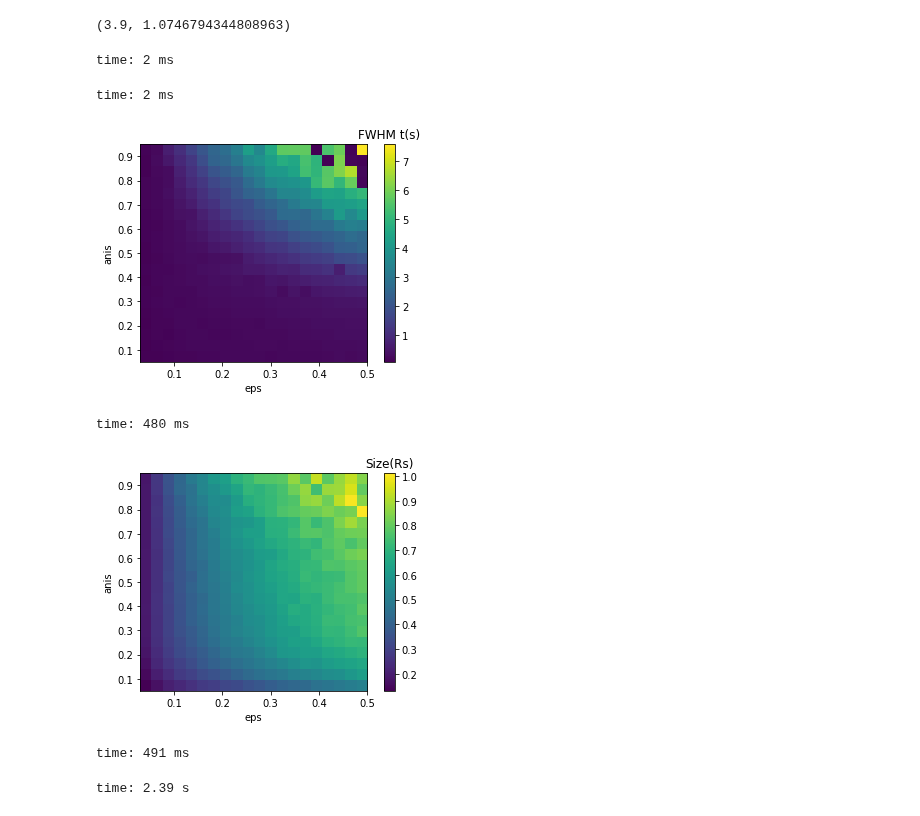
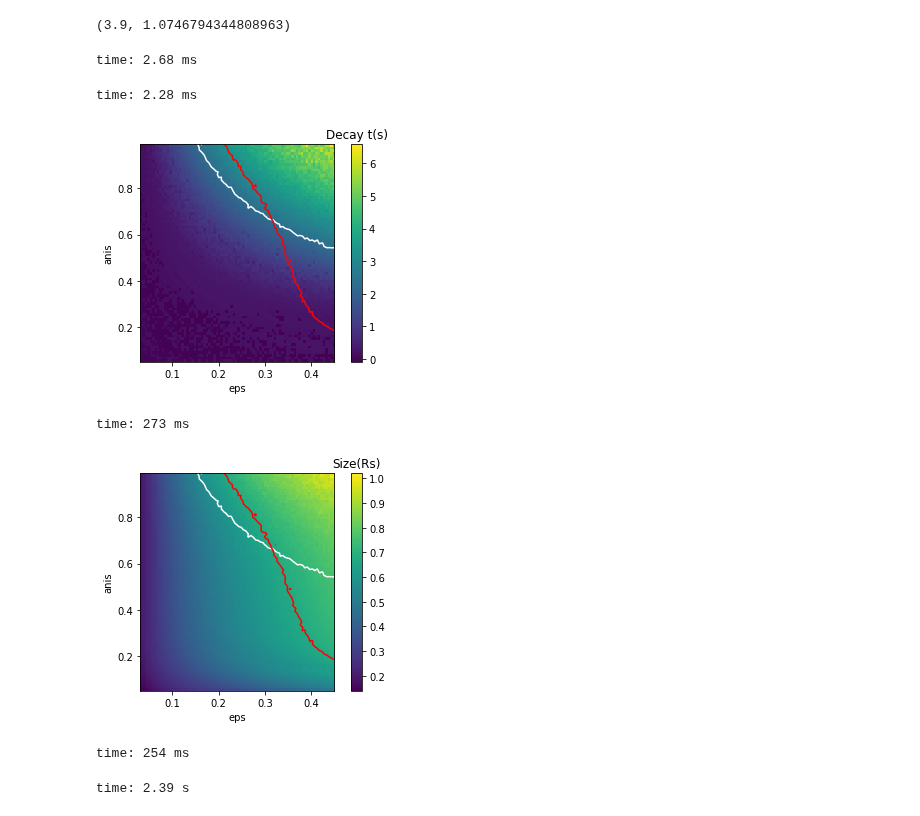
Before and after one commit to peijin94/SunRay, a Jupyter notebook: ray_statistical.ipynb, the cells around one changed output. Cells and saved outputs as stored; diff of their text form; code cells hidden in the pictures.

```diff
--- a/ray_statistical.ipynb
+++ b/ray_statistical.ipynb
@@ -184,34 +184,42 @@ r=0.95
 (3.9, 1.0746794344808963)
 # %%
 import numpy as np
-data_par  = np.load('parset.npz')
+data_par  = np.load('parset.v1.npz')
 # %% [output]
-time: 2 ms
+time: 2.68 ms
 # %%
 res = data_par.f.arr_0
 # %% [output]
-time: 2 ms
+time: 2.28 ms
 # %%
 
-arr_eps   = np.linspace(0.03,0.5,20)
-arr_alpha = np.linspace(0.05,0.95,20)
+#arr_eps   = np.linspace(0.03,0.5,80)
+#arr_alpha = np.linspace(0.05,0.95,80)
 
-plt.imshow(res[0].T,origin='lower',extent=[np.min(arr_eps),np.max(arr_eps),np.min(arr_alpha),np.max(arr_alpha)])
+arr_eps   = np.linspace(0.03,0.45,80)
+arr_alpha = np.linspace(0.05,0.99,80)
+
+plt.imshow(res[0].T,origin='lower',
+           extent=[np.min(arr_eps),np.max(arr_eps),np.min(arr_alpha),np.max(arr_alpha)])
 cbar = plt.colorbar()
-cbar.ax.set_title('FWHM t(s)')
+cbar.ax.set_title('Decay t(s)')
 
 ax = plt.gca()
+
+ax.contour(arr_eps,arr_alpha,res[0].T,[2.3],colors=['w'])
+ax.contour(arr_eps,arr_alpha,res[1].T,[0.36*60/32],colors=['r'])
+
 ax.set_xlabel('eps')
 ax.set_ylabel('anis')
 
 ax.set_aspect(1/2)
 #plt.gca().set_xticks(range(len(arr_eps)))
 #plt.gca().set_yticks(range(len(arr_eps)))
 #plt.gca().set_yticklabels(arr_alpha)
 #plt.gca().set_xticklabels(np.round(arr_eps*100))
 # %% [output]
-[figure, old version]
+[figure, new version]
-time: 480 ms
+time: 273 ms
 # %%
 plt.close('all')
 
@@ -219,13 +227,17 @@ plt.imshow(res[1].T, origin='lower', extent=[np.min(arr_eps),np.max(arr_eps),np.
 cbar = plt.colorbar()
 cbar.ax.set_title('Size(Rs)')
 
+
 ax = plt.gca()
+
+ax.contour(arr_eps,arr_alpha,res[0].T,[2.3],colors=['w'])
+ax.contour(arr_eps,arr_alpha,res[1].T,[0.36*60/32],colors=['r'])
 ax.set_xlabel('eps')
 ax.set_ylabel('anis')
 ax.set_aspect(1/2)
 # %% [output]
-[figure, old version]
+[figure, new version]
-time: 491 ms
+time: 254 ms
 # %%
 #single test
 
```
Also changed, not shown: 3 other files.
